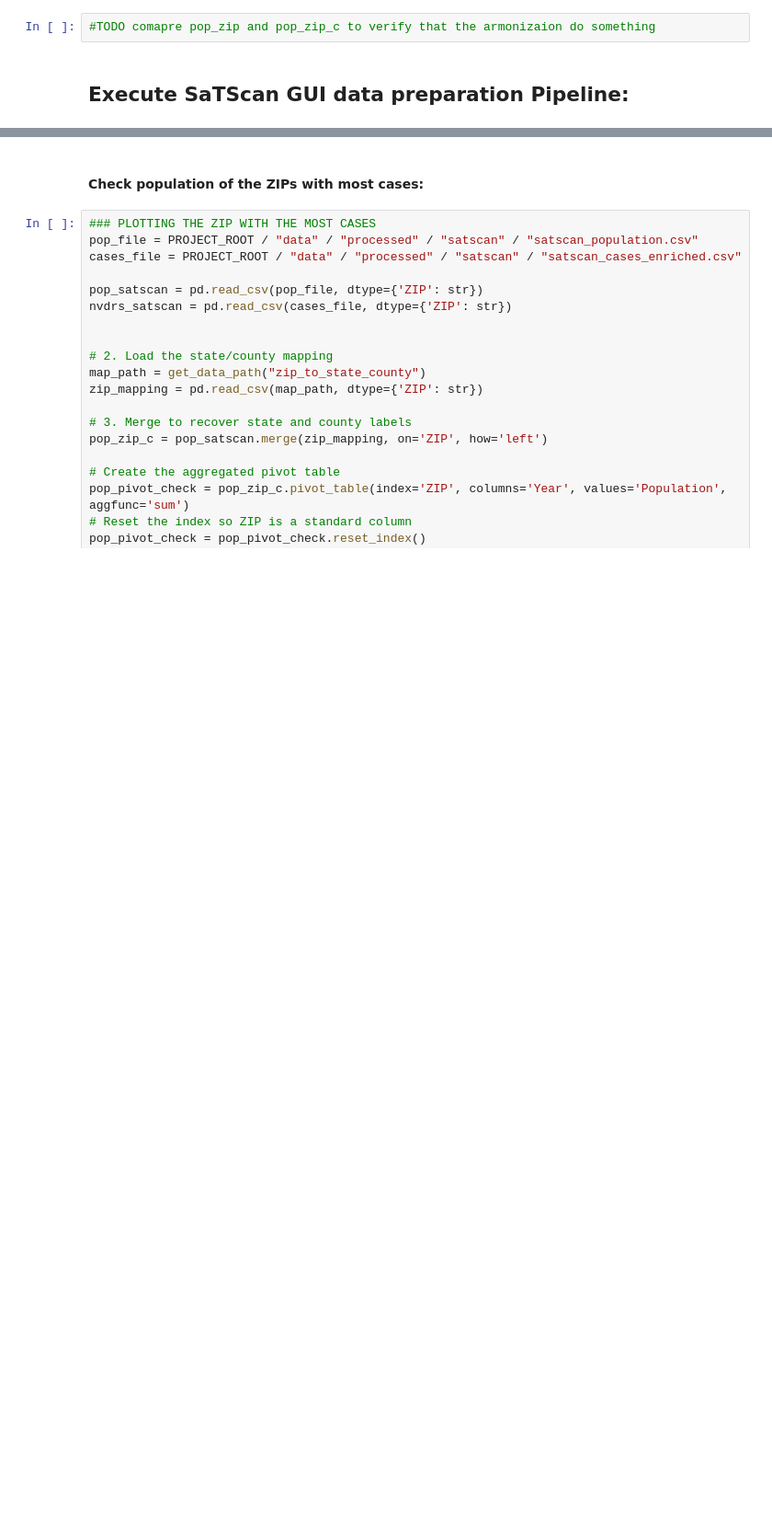
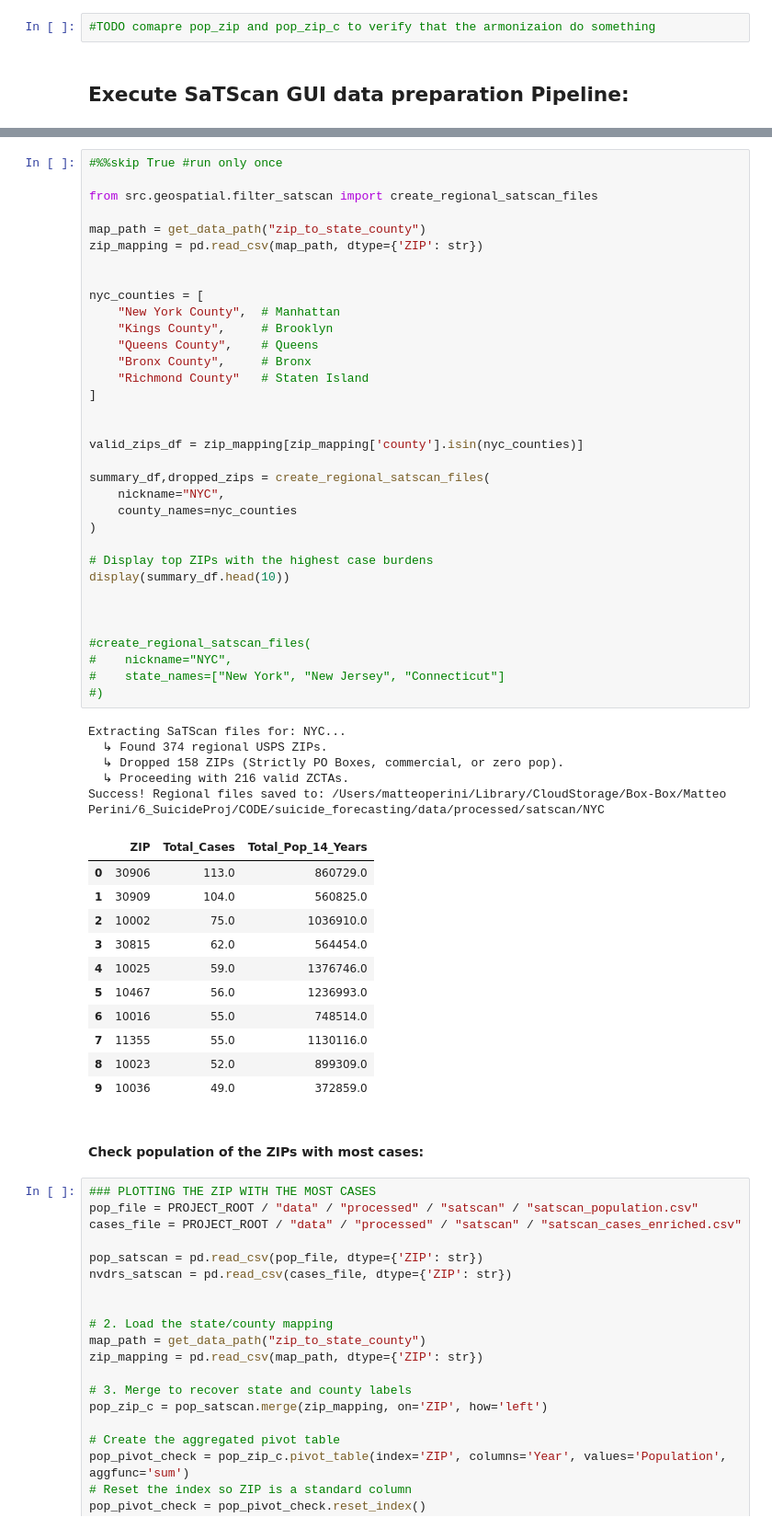
Before and after one commit to MatteoPS/suicide_forecasting, a Jupyter notebook: notebooks/1.1-NVDRS-geospatial.ipynb, the cells around one changed output, grey strips where cells are left out. Shown at 92% size. Saved outputs shown, nothing was run; the diff lists cells and outputs as text; blank space fills up the shorter version.

Commit message:
Almost ready for NYC SaTScan

```diff
--- a/notebooks/1.1-NVDRS-geospatial.ipynb
+++ b/notebooks/1.1-NVDRS-geospatial.ipynb
@@ -151,3 +215,54 @@ Success! Files ready for SaTScan GUI in: /Users/matteoperini/Library/CloudStorag
+# %%
+#%%skip True #run only once
+
+from src.geospatial.filter_satscan import create_regional_satscan_files
+
+map_path = get_data_path("zip_to_state_county")
+zip_mapping = pd.read_csv(map_path, dtype={'ZIP': str})
+
+
+nyc_counties = [
+    "New York County",  # Manhattan
+    "Kings County",     # Brooklyn
+    "Queens County",    # Queens
+    "Bronx County",     # Bronx
+    "Richmond County"   # Staten Island
+]
+
+
+valid_zips_df = zip_mapping[zip_mapping['county'].isin(nyc_counties)]
+
+summary_df,dropped_zips = create_regional_satscan_files(
+    nickname="NYC",
+    county_names=nyc_counties
+)
+
+# Display top ZIPs with the highest case burdens
+display(summary_df.head(10))
+
+
+
+#create_regional_satscan_files(
+#    nickname="NYC",
+#    state_names=["New York", "New Jersey", "Connecticut"]
+#)
+# %% [output]
+Extracting SaTScan files for: NYC...
+  ↳ Found 374 regional USPS ZIPs.
+  ↳ Dropped 158 ZIPs (Strictly PO Boxes, commercial, or zero pop).
+  ↳ Proceeding with 216 valid ZCTAs.
+Success! Regional files saved to: /Users/matteoperini/Library/CloudStorage/Box-Box/Matteo Perini/6_SuicideProj/CODE/suicide_forecasting/data/processed/satscan/NYC
+|  | ZIP | Total_Cases | Total_Pop_14_Years |
+| 0 | 30906 | 113.0 | 860729.0 |
+| 1 | 30909 | 104.0 | 560825.0 |
+| 2 | 10002 | 75.0 | 1036910.0 |
+| 3 | 30815 | 62.0 | 564454.0 |
+| 4 | 10025 | 59.0 | 1376746.0 |
+| 5 | 10467 | 56.0 | 1236993.0 |
+| 6 | 10016 | 55.0 | 748514.0 |
+| 7 | 11355 | 55.0 | 1130116.0 |
+| 8 | 10023 | 52.0 | 899309.0 |
+| 9 | 10036 | 49.0 | 372859.0 |
 # %% [markdown]
 #### Check population of the ZIPs with most cases:
 # %%
```
Also changed, not shown: parts of 6 cells of this notebook, 5 other files.
